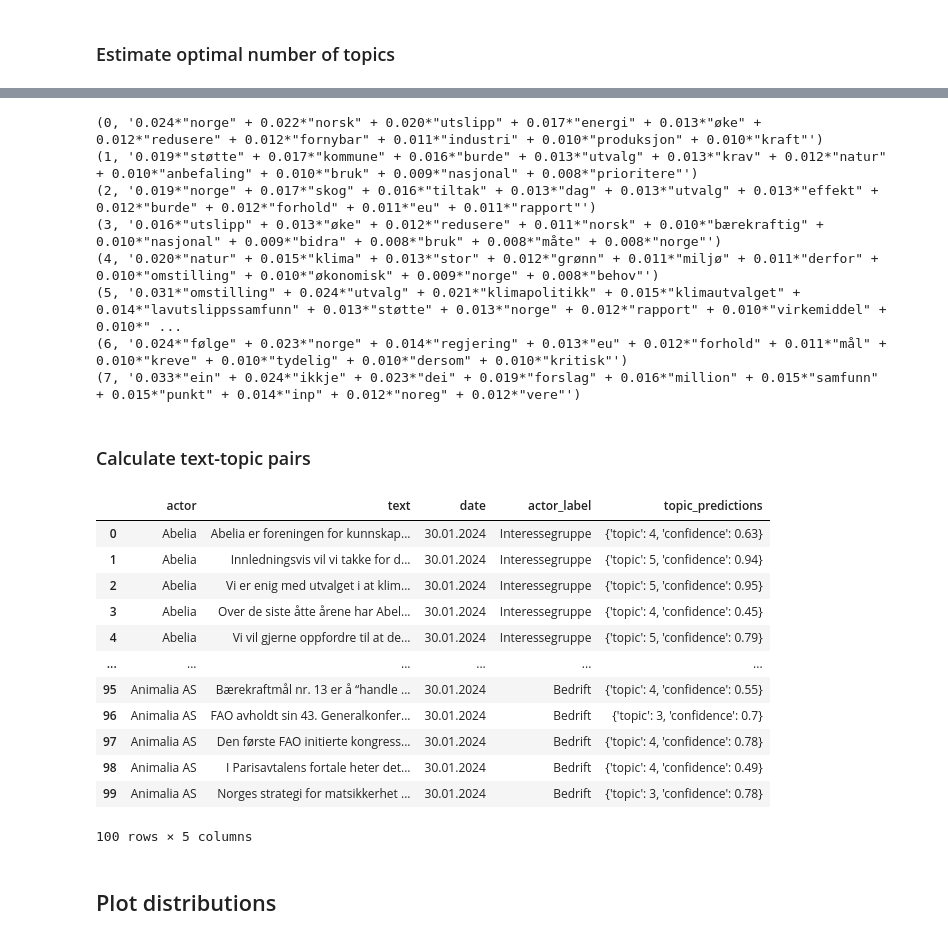
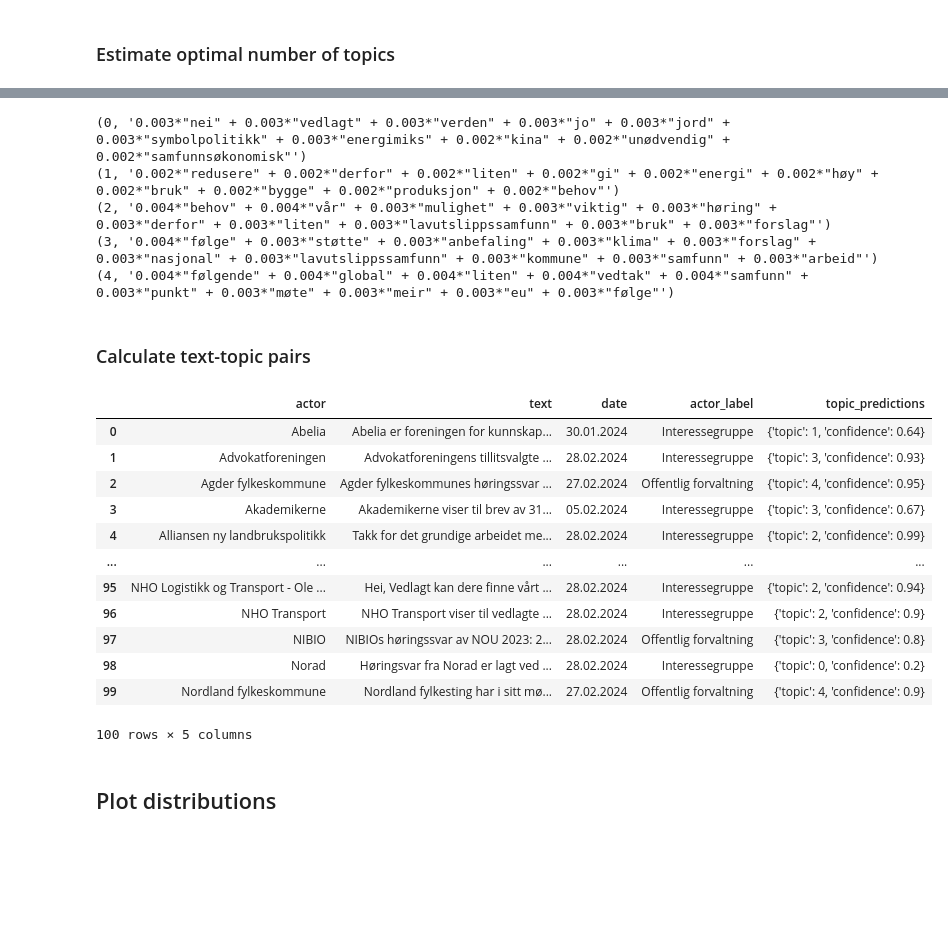
Before and after one commit to henriklarsen28/ArgumentMiningNOUs, a Jupyter notebook: src/notebooks/LDA_analysis.ipynb, the cells around one changed output, grey strips where cells are left out. Saved outputs shown, nothing was run; the diff lists cells and outputs as text; code cells hidden in the pictures; blank space fills up the shorter version.

```diff
--- a/src/notebooks/LDA_analysis.ipynb
+++ b/src/notebooks/LDA_analysis.ipynb
@@ -7,14 +7,14 @@ Here we import our LDA_model and initialize it using our dataset.
 from src.models.LDA import LDA, plot_topic_distribution, plot_coherence_scores
 import pandas as pd
 
-dataframe = pd.read_csv('../../dataset/nou_hearings.csv')
+dataframe = pd.read_csv('../../dataset/nou_hearings_full_text.csv')
 texts = dataframe.text.tolist()
-lda = LDA(data=texts, no_below=15, no_above=0.5, language='/Users/nicolaisivesind/miniconda3/lib/python3.11/site-packages/nb_core_news_md/nb_core_news_md-3.7.0')
+lda = LDA(data=texts, no_below=5, no_above=0.5, language='/Users/nicolaisivesind/miniconda3/lib/python3.11/site-packages/nb_core_news_md/nb_core_news_md-3.7.0')
 # %% [markdown]
 ### Estimate optimal number of topics
 # %%
+coherence_values, model_list, topic_range, passes = lda.calculate_lda_model_coherences(topic_interval=(2, 10), passes=10)
 
-coherence_values, model_list, topic_range, passes = lda.calculate_lda_model_coherences(topic_interval=(2, 25), passes=100)
-
-plot_coherence_scores(topic_range=topic_range, coherence_values=coherence_values, passes=passes, savefig='LDA_coherence-2')
+plot_coherence_scores(topic_range=topic_range, coherence_values=coherence_values, passes=passes)
+#plot_coherence_scores(topic_range=topic_range, coherence_values=coherence_values, passes=passes, savefig='../../plots/LDA_coherence-Large')
 # %% [output]
@@ -22 +24,3 @@ plot_coherence_scores(topic_range=topic_range, coherence_values=coherence_values
+# %%
+best_model = model_list[coherence_values.index(max(coherence_values))]
 # %% [markdown]
@@ -24,37 +28,33 @@ plot_coherence_scores(topic_range=topic_range, coherence_values=coherence_values
 # %%
-model = lda.build_LDA_model(num_topics=8, passes=1000)
-topics = model.print_topics(num_words=10)
+topics = best_model.print_topics(num_words=10)
 for topic in topics:
     print(topic)
 # %% [output]
-(0, '0.024*"norge" + 0.022*"norsk" + 0.020*"utslipp" + 0.017*"energi" + 0.013*"øke" + 0.012*"redusere" + 0.012*"fornybar" + 0.011*"industri" + 0.010*"produksjon" + 0.010*"kraft"')
-(1, '0.019*"støtte" + 0.017*"kommune" + 0.016*"burde" + 0.013*"utvalg" + 0.013*"krav" + 0.012*"natur" + 0.010*"anbefaling" + 0.010*"bruk" + 0.009*"nasjonal" + 0.008*"prioritere"')
-(2, '0.019*"norge" + 0.017*"skog" + 0.016*"tiltak" + 0.013*"dag" + 0.013*"utvalg" + 0.013*"effekt" + 0.012*"burde" + 0.012*"forhold" + 0.011*"eu" + 0.011*"rapport"')
-(3, '0.016*"utslipp" + 0.013*"øke" + 0.012*"redusere" + 0.011*"norsk" + 0.010*"bærekraftig" + 0.010*"nasjonal" + 0.009*"bidra" + 0.008*"bruk" + 0.008*"måte" + 0.008*"norge"')
-(4, '0.020*"natur" + 0.015*"klima" + 0.013*"stor" + 0.012*"grønn" + 0.011*"miljø" + 0.011*"derfor" + 0.010*"omstilling" + 0.010*"økonomisk" + 0.009*"norge" + 0.008*"behov"')
-(5, '0.031*"omstilling" + 0.024*"utvalg" + 0.021*"klimapolitikk" + 0.015*"klimautvalget" + 0.014*"lavutslippssamfunn" + 0.013*"støtte" + 0.013*"norge" + 0.012*"rapport" + 0.010*"virkemiddel" + 0.010*" ...
-(6, '0.024*"følge" + 0.023*"norge" + 0.014*"regjering" + 0.013*"eu" + 0.012*"forhold" + 0.011*"mål" + 0.010*"kreve" + 0.010*"tydelig" + 0.010*"dersom" + 0.010*"kritisk"')
-(7, '0.033*"ein" + 0.024*"ikkje" + 0.023*"dei" + 0.019*"forslag" + 0.016*"million" + 0.015*"samfunn" + 0.015*"punkt" + 0.014*"inp" + 0.012*"noreg" + 0.012*"vere"')
+(0, '0.003*"nei" + 0.003*"vedlagt" + 0.003*"verden" + 0.003*"jo" + 0.003*"jord" + 0.003*"symbolpolitikk" + 0.003*"energimiks" + 0.002*"kina" + 0.002*"unødvendig" + 0.002*"samfunnsøkonomisk"')
+(1, '0.002*"redusere" + 0.002*"derfor" + 0.002*"liten" + 0.002*"gi" + 0.002*"energi" + 0.002*"høy" + 0.002*"bruk" + 0.002*"bygge" + 0.002*"produksjon" + 0.002*"behov"')
+(2, '0.004*"behov" + 0.004*"vår" + 0.003*"mulighet" + 0.003*"viktig" + 0.003*"høring" + 0.003*"derfor" + 0.003*"liten" + 0.003*"lavutslippssamfunn" + 0.003*"bruk" + 0.003*"forslag"')
+(3, '0.004*"følge" + 0.003*"støtte" + 0.003*"anbefaling" + 0.003*"klima" + 0.003*"forslag" + 0.003*"nasjonal" + 0.003*"lavutslippssamfunn" + 0.003*"kommune" + 0.003*"samfunn" + 0.003*"arbeid"')
+(4, '0.004*"følgende" + 0.004*"global" + 0.004*"liten" + 0.004*"vedtak" + 0.004*"samfunn" + 0.003*"punkt" + 0.003*"møte" + 0.003*"meir" + 0.003*"eu" + 0.003*"følge"')
 # %% [markdown]
 ### Calculate text-topic pairs
 # %%
-predictions = lda.predict_topics(model=model, relevancy=False)
+predictions = lda.predict_topics(model=best_model, relevancy=False)
 dataframe['topic_predictions'] = predictions
 
 dataframe.head(n=100)
 # %% [output]
 |  | actor | text | date | actor_label | topic_predictions |
-| 0 | Abelia | Abelia er foreningen for kunnskap... | 30.01.2024 | Interessegruppe | {'topic': 4, 'confidence': 0.63} |
-| 1 | Abelia | Innledningsvis vil vi takke for d... | 30.01.2024 | Interessegruppe | {'topic': 5, 'confidence': 0.94} |
-| 2 | Abelia | Vi er enig med utvalget i at klim... | 30.01.2024 | Interessegruppe | {'topic': 5, 'confidence': 0.95} |
-| 3 | Abelia | Over de siste åtte årene har Abel... | 30.01.2024 | Interessegruppe | {'topic': 4, 'confidence': 0.45} |
-| 4 | Abelia | Vi vil gjerne oppfordre til at de... | 30.01.2024 | Interessegruppe | {'topic': 5, 'confidence': 0.79} |
+| 0 | Abelia | Abelia er foreningen for kunnskap... | 30.01.2024 | Interessegruppe | {'topic': 1, 'confidence': 0.64} |
+| 1 | Advokatforeningen | Advokatforeningens tillitsvalgte ... | 28.02.2024 | Interessegruppe | {'topic': 3, 'confidence': 0.93} |
+| 2 | Agder fylkeskommune | Agder fylkeskommunes høringssvar ... | 27.02.2024 | Offentlig forvaltning | {'topic': 4, 'confidence': 0.95} |
+| 3 | Akademikerne | Akademikerne viser til brev av 31... | 05.02.2024 | Interessegruppe | {'topic': 3, 'confidence': 0.67} |
+| 4 | Alliansen ny landbrukspolitikk | Takk for det grundige arbeidet me... | 28.02.2024 | Interessegruppe | {'topic': 2, 'confidence': 0.99} |
 | ... | ... | ... | ... | ... | ... |
-| 95 | Animalia AS | Bærekraftmål nr. 13 er å “handle ... | 30.01.2024 | Bedrift | {'topic': 4, 'confidence': 0.55} |
-| 96 | Animalia AS | FAO avholdt sin 43. Generalkonfer... | 30.01.2024 | Bedrift | {'topic': 3, 'confidence': 0.7} |
-| 97 | Animalia AS | Den første FAO initierte kongress... | 30.01.2024 | Bedrift | {'topic': 4, 'confidence': 0.78} |
-| 98 | Animalia AS | I Parisavtalens fortale heter det... | 30.01.2024 | Bedrift | {'topic': 4, 'confidence': 0.49} |
-| 99 | Animalia AS | Norges strategi for matsikkerhet ... | 30.01.2024 | Bedrift | {'topic': 3, 'confidence': 0.78} |
+| 95 | NHO Logistikk og Transport - Ole ... | Hei, Vedlagt kan dere finne vårt ... | 28.02.2024 | Interessegruppe | {'topic': 2, 'confidence': 0.94} |
+| 96 | NHO Transport | NHO Transport viser til vedlagte ... | 28.02.2024 | Interessegruppe | {'topic': 2, 'confidence': 0.9} |
+| 97 | NIBIO | NIBIOs høringssvar av NOU 2023: 2... | 28.02.2024 | Offentlig forvaltning | {'topic': 3, 'confidence': 0.8} |
+| 98 | Norad | Høringsvar fra Norad er lagt ved ... | 28.02.2024 | Interessegruppe | {'topic': 0, 'confidence': 0.2} |
+| 99 | Nordland fylkeskommune | Nordland fylkesting har i sitt mø... | 27.02.2024 | Offentlig forvaltning | {'topic': 4, 'confidence': 0.9} |
 100 rows × 5 columns
 # %% [markdown]
 ## Plot distributions
```
Also changed, not shown: parts of 5 cells of this notebook, 1 other file.
